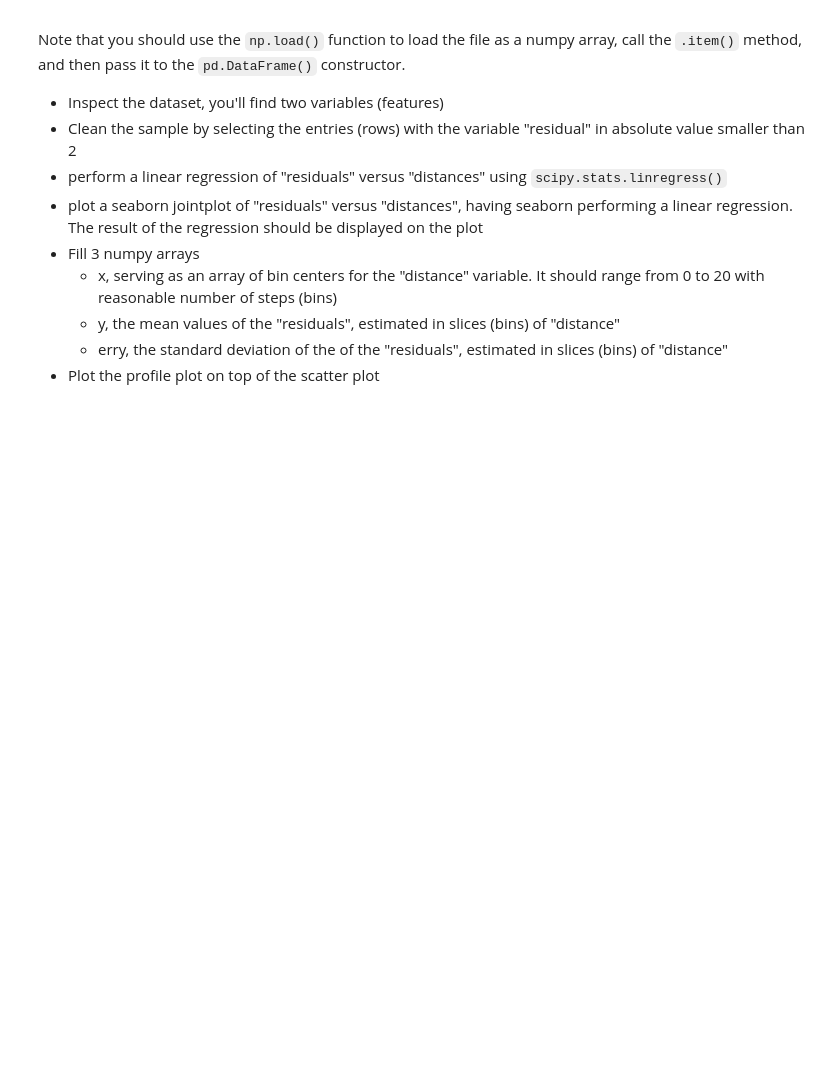
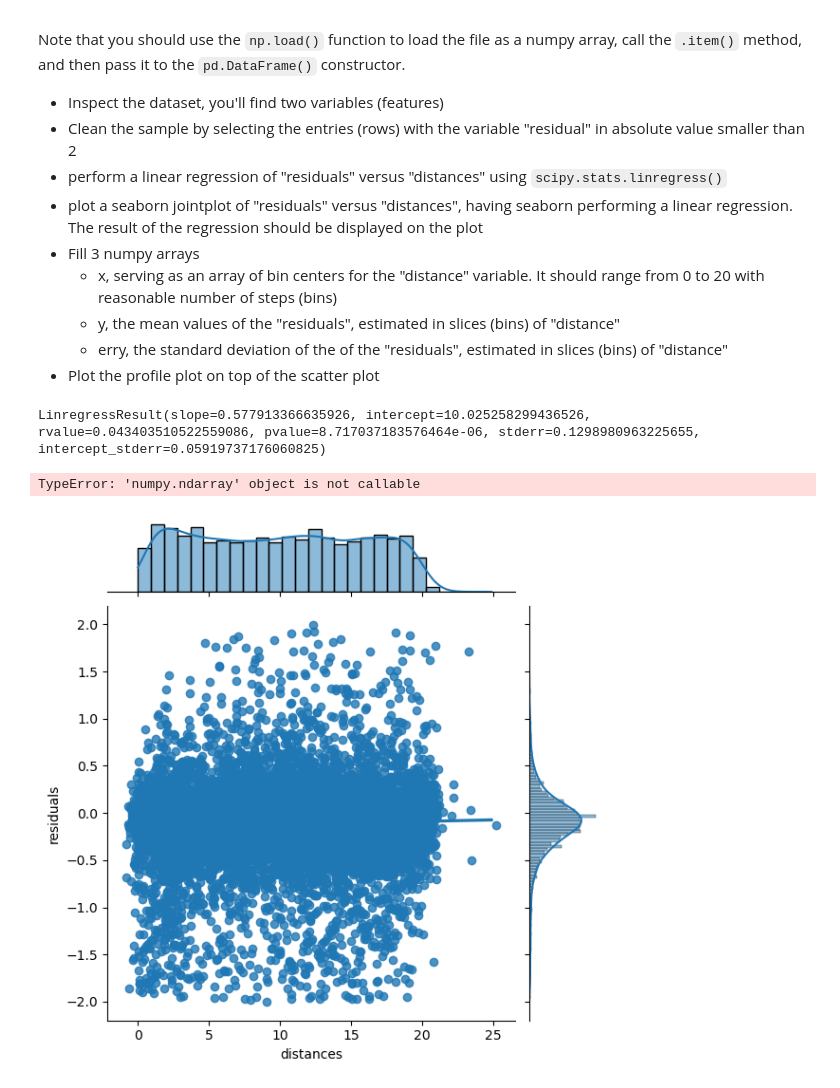
Before and after one commit to LeoPi314/LaboratoryOfComputationalPhysics_Y7, a Jupyter notebook: 07ex_Visualization.ipynb, the cells around one changed output. Saved outputs shown, nothing was run; the diff lists cells and outputs as text; code cells hidden in the pictures; blank space fills up the shorter version.

```diff
--- a/07ex_Visualization.ipynb
+++ b/07ex_Visualization.ipynb
@@ -105,3 +174,22 @@ Note that you should use the `np.load()` function to load the file as a numpy ar
   * y, the mean values of the "residuals", estimated in slices (bins) of "distance"
   * erry, the standard deviation of the  of the "residuals", estimated in slices (bins) of "distance"
 * Plot the profile plot on top of the scatter plot
+# %%
+df_261 = pd.DataFrame(np.load('residuals_261.npy', allow_pickle=True).item())
+cleared = df_261[np.abs(df_261['residuals']) < 2]
+#cleared
+parameters = sps.linregress(cleared['residuals'], cleared['distances'])
+print(parameters)
+import seaborn as sns
+sns.jointplot(x="distances", y="residuals", x_jitter= 1.0, data=cleared, kind='reg')
+# last two points
+min_b= 0.0
+max_b= 20.0
+n_bin = 200
+b_width = 2.0*n_bin
+x = np.arange(min_b, max_b, n_bin) + (max_b -min_b)/b_width
+y = np.array([ np.sum( cleared[clear['distances'] > ([i] - b_width)][clear['distances'] < ([i] + b_width)]['distances']) for i in range(n_bin)])
+# %% [output]
+LinregressResult(slope=0.577913366635926, intercept=10.025258299436526, rvalue=0.043403510522559086, pvalue=8.717037183576464e-06, stderr=0.1298980963225655, intercept_stderr=0.05919737176060825)
+TypeError: 'numpy.ndarray' object is not callable
+[figure, added]
```
Also changed, not shown: parts of 3 cells of this notebook, 3 other files.
